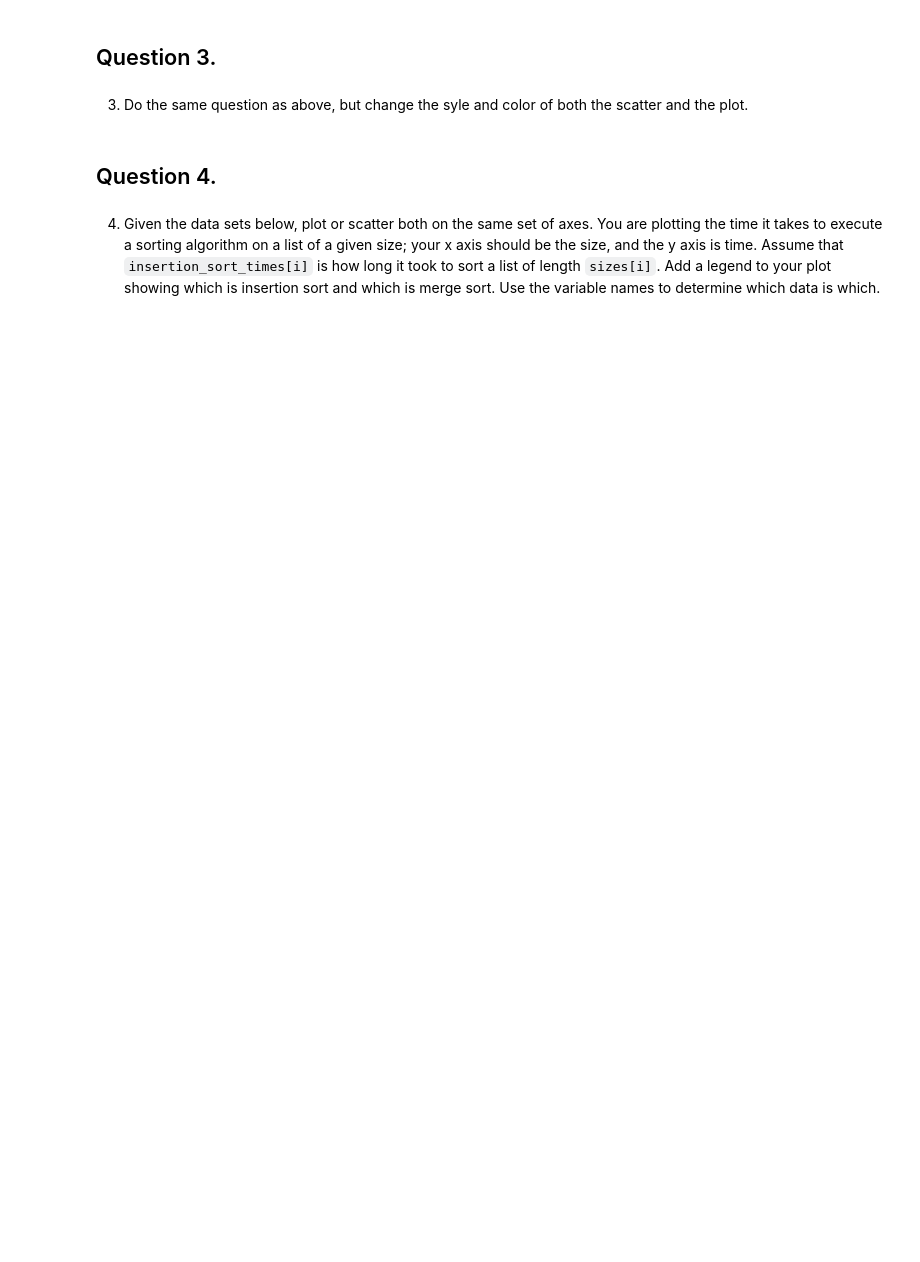
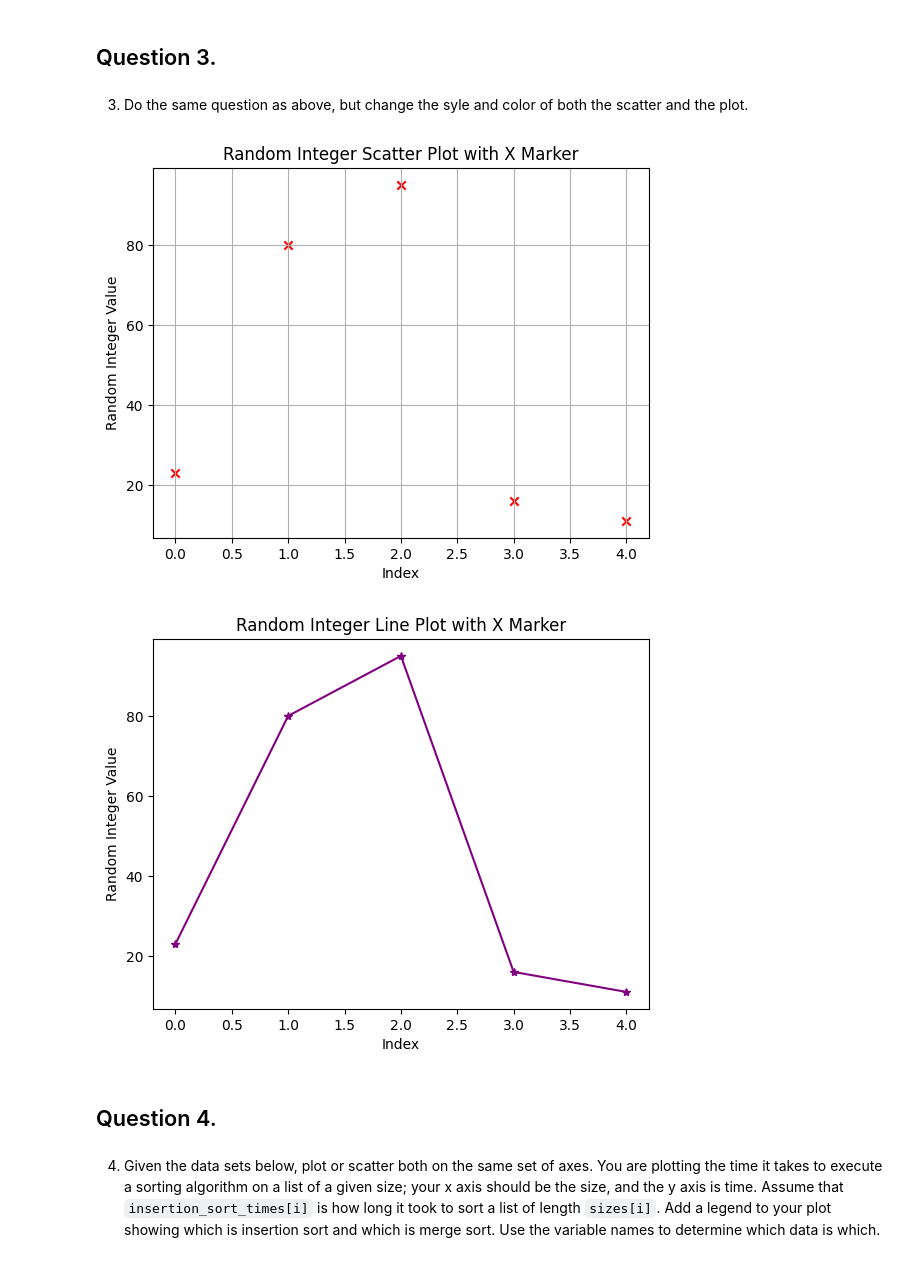
Before and after one commit to DMill31/pyplot, a Jupyter notebook: pyplot.ipynb, the cells around one changed output. Drawn from its saved outputs; the diff is of its cells as text; code cells hidden in the pictures; blank space fills up the shorter version.

```diff
--- a/pyplot.ipynb
+++ b/pyplot.ipynb
@@ -99,6 +99,24 @@ Random sequence: [79, 13, 73, 2, 49]
 ## Question 3.
 # %% [markdown]
 3. Do the same question as above, but change the syle and color of both the scatter and the plot.
+# %%
+# Create a scatter of the random sequence with a different style & color
+plt.scatter(range(len(rand_sequence)), rand_sequence, color='red', marker='x')
+plt.title('Random Integer Scatter Plot with X Marker')
+plt.xlabel('Index')
+plt.ylabel('Random Integer Value')
+plt.grid(True)
+plt.show()
+
+# Create a line plot of the random sequence with a different style & color
+plt.plot(rand_sequence, color='purple', marker='*')
+plt.title('Random Integer Line Plot with X Marker')
+plt.xlabel('Index')
+plt.ylabel('Random Integer Value')
+plt.show()
+# %% [output]
+[figure, added]
+[figure, added]
 # %% [markdown]
 ## Question 4.
 # %% [markdown]
```
Also changed, not shown: parts of 1 cell of this notebook.
